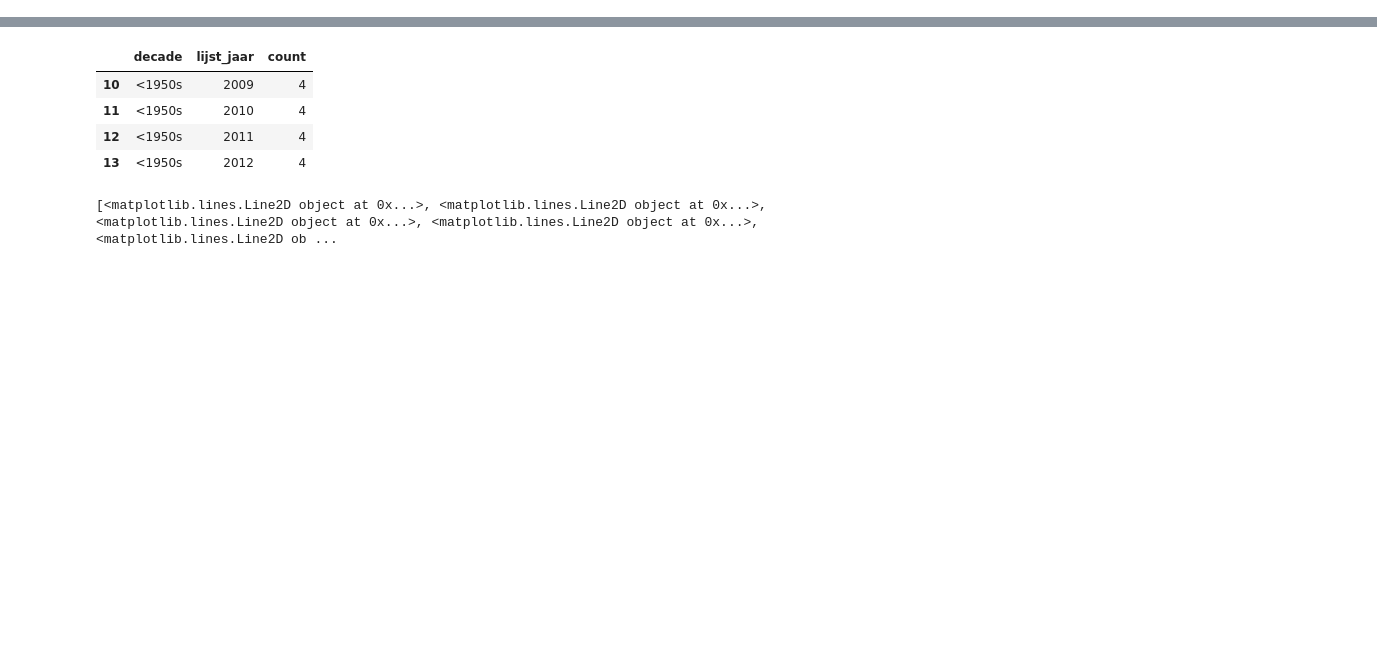
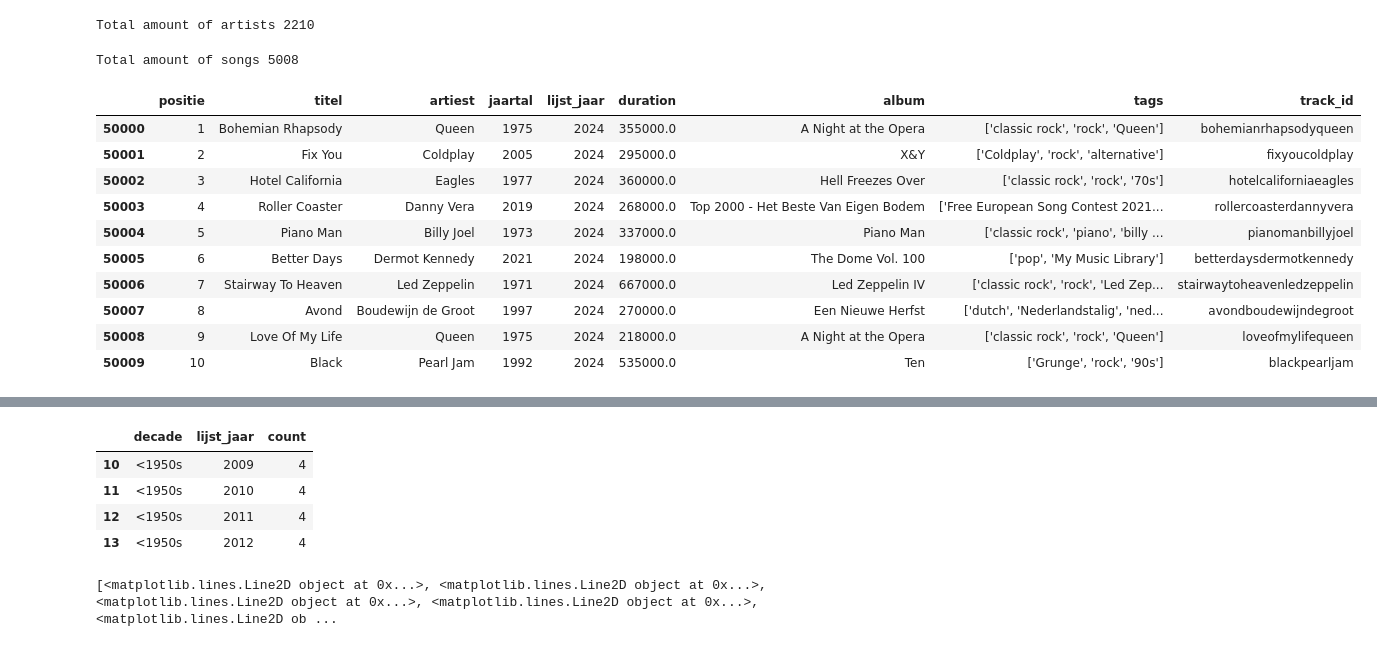
Before and after one commit to jwnelen/top-2000-eda, a Jupyter notebook: exploration.ipynb, the cells around one changed output, grey strips where cells are left out. Saved outputs shown, nothing was run; the diff lists cells and outputs as text; code cells hidden in the pictures; blank space fills up the shorter version.

```diff
--- a/exploration.ipynb
+++ b/exploration.ipynb
@@ -206,0 +15,22 @@ t = df["lijst_jaar"].unique()
+# %%
+print("Total amount of artists", len(df["artiest"].unique()))
+# %% [output]
+Total amount of artists 2210
+# %%
+print("Total amount of songs", len(df["track_id"].unique()))
+# %% [output]
+Total amount of songs 5008
+# %%
+df[df["lijst_jaar"] == 2024].head(10)
+# %% [output]
+|  | positie | titel | artiest | jaartal | lijst_jaar | duration | album | tags | track_id |
+| 50000 | 1 | Bohemian Rhapsody | Queen | 1975 | 2024 | 355000.0 | A Night at the Opera | ['classic rock', 'rock', 'Queen'] | bohemianrhapsodyqueen |
+| 50001 | 2 | Fix You | Coldplay | 2005 | 2024 | 295000.0 | X&Y | ['Coldplay', 'rock', 'alternative'] | fixyoucoldplay |
+| 50002 | 3 | Hotel California | Eagles | 1977 | 2024 | 360000.0 | Hell Freezes Over | ['classic rock', 'rock', '70s'] | hotelcaliforniaeagles |
+| 50003 | 4 | Roller Coaster | Danny Vera | 2019 | 2024 | 268000.0 | Top 2000 - Het Beste Van Eigen Bodem | ['Free European Song Contest 2021... | rollercoasterdannyvera |
+| 50004 | 5 | Piano Man | Billy Joel | 1973 | 2024 | 337000.0 | Piano Man | ['classic rock', 'piano', 'billy ... | pianomanbillyjoel |
+| 50005 | 6 | Better Days | Dermot Kennedy | 2021 | 2024 | 198000.0 | The Dome Vol. 100 | ['pop', 'My Music Library'] | betterdaysdermotkennedy |
+| 50006 | 7 | Stairway To Heaven | Led Zeppelin | 1971 | 2024 | 667000.0 | Led Zeppelin IV | ['classic rock', 'rock', 'Led Zep... | stairwaytoheavenledzeppelin |
+| 50007 | 8 | Avond | Boudewijn de Groot | 1997 | 2024 | 270000.0 | Een Nieuwe Herfst | ['dutch', 'Nederlandstalig', 'ned... | avondboudewijndegroot |
+| 50008 | 9 | Love Of My Life | Queen | 1975 | 2024 | 218000.0 | A Night at the Opera | ['classic rock', 'rock', 'Queen'] | loveofmylifequeen |
+| 50009 | 10 | Black | Pearl Jam | 1992 | 2024 | 535000.0 | Ten | ['Grunge', 'rock', '90s'] | blackpearljam |
```
Also changed, not shown: parts of 35 cells of this notebook, 5 other files.
